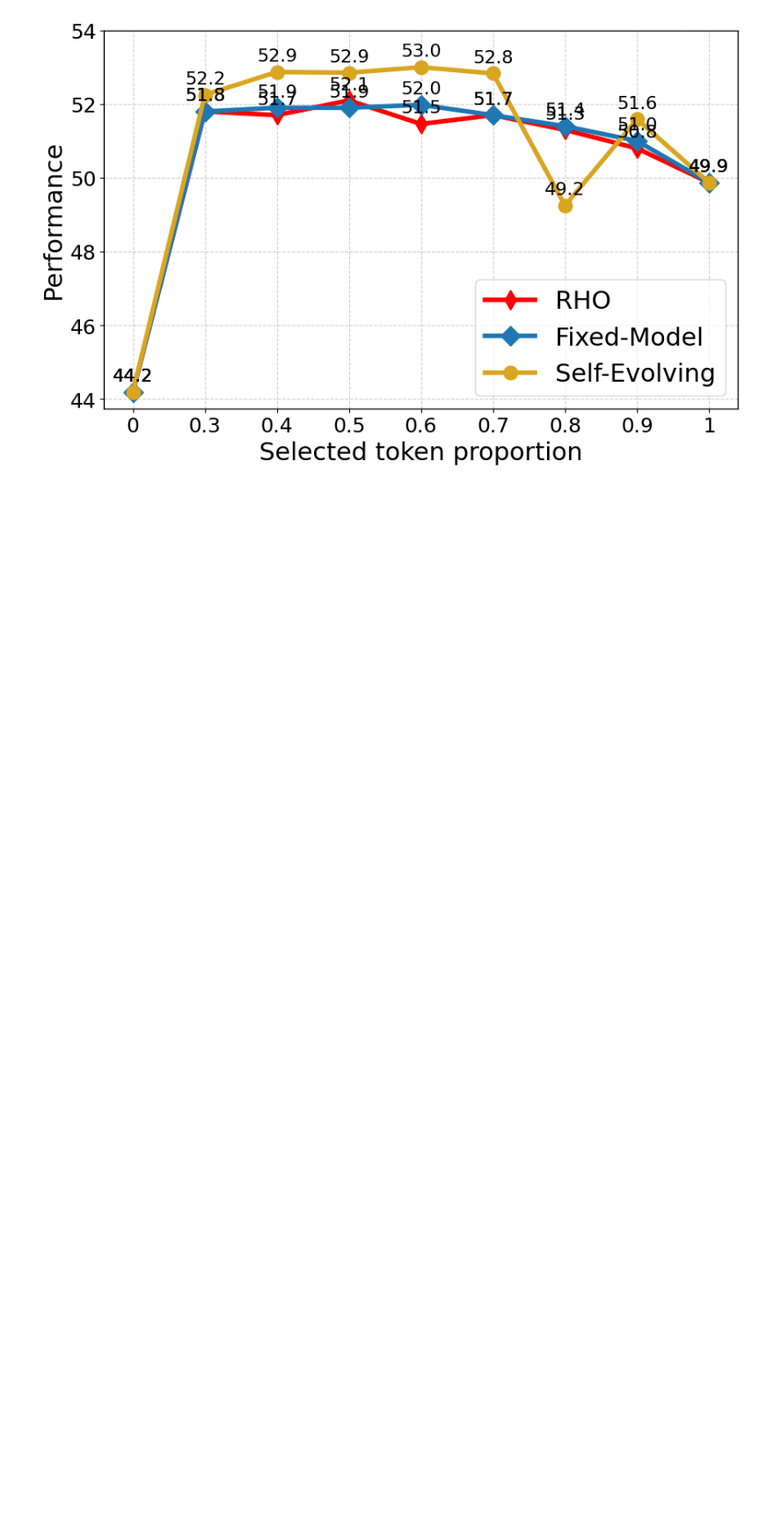
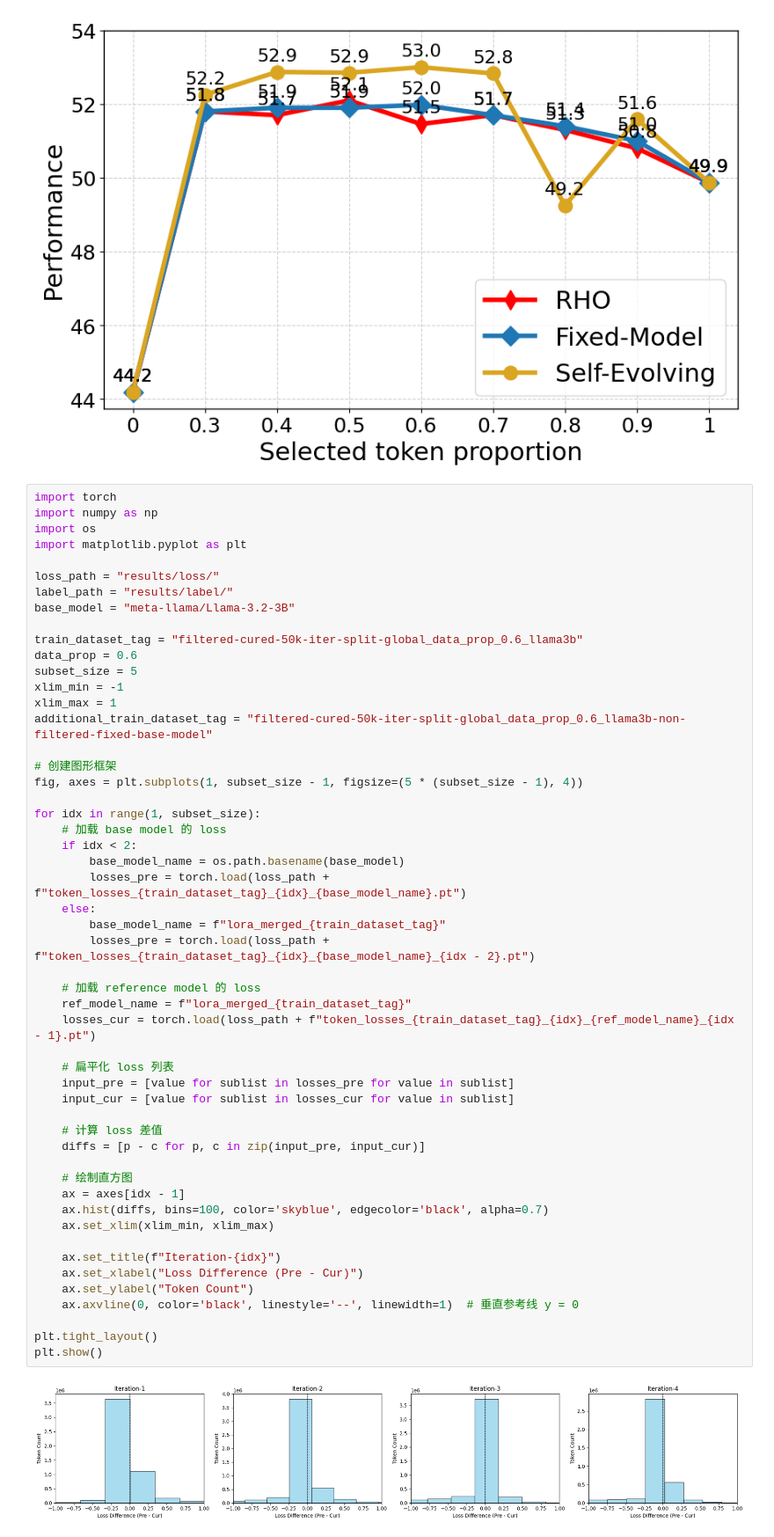
Before and after one commit to UCSC-REAL/TokenCleaning, a Jupyter notebook: plot_figure.ipynb, the cells around one changed output. Shown at 88% size. Drawn from its saved outputs; the diff is of its cells as text; blank space fills up the shorter version.

```diff
--- a/plot_figure.ipynb
+++ b/plot_figure.ipynb
@@ -223,3 +223,57 @@ for spine in ax.spines.values():
 plt.show()
 # %% [output]
 [figure]
+# %%
+import torch
+import numpy as np
+import os
+import matplotlib.pyplot as plt
+
+loss_path = "results/loss/"
+label_path = "results/label/"
+base_model = "meta-llama/Llama-3.2-3B"
+
+train_dataset_tag = "filtered-cured-50k-iter-split-global_data_prop_0.6_llama3b"
+data_prop = 0.6
+subset_size = 5
+xlim_min = -1
+xlim_max = 1
+additional_train_dataset_tag = "filtered-cured-50k-iter-split-global_data_prop_0.6_llama3b-non-filtered-fixed-base-model"
+
+# 创建图形框架
+fig, axes = plt.subplots(1, subset_size - 1, figsize=(5 * (subset_size - 1), 4))
+
+for idx in range(1, subset_size):
+    # 加载 base model 的 loss
+    if idx < 2:
+        base_model_name = os.path.basename(base_model)
+        losses_pre = torch.load(loss_path + f"token_losses_{train_dataset_tag}_{idx}_{base_model_name}.pt")
+    else:
+        base_model_name = f"lora_merged_{train_dataset_tag}"
+        losses_pre = torch.load(loss_path + f"token_losses_{train_dataset_tag}_{idx}_{base_model_name}_{idx - 2}.pt")
+
+    # 加载 reference model 的 loss
+    ref_model_name = f"lora_merged_{train_dataset_tag}"
+    losses_cur = torch.load(loss_path + f"token_losses_{train_dataset_tag}_{idx}_{ref_model_name}_{idx - 1}.pt")
+
+    # 扁平化 loss 列表
+    input_pre = [value for sublist in losses_pre for value in sublist]
+    input_cur = [value for sublist in losses_cur for value in sublist]
+
+    # 计算 loss 差值
+    diffs = [p - c for p, c in zip(input_pre, input_cur)]
+
+    # 绘制直方图
+    ax = axes[idx - 1]
+    ax.hist(diffs, bins=100, color='skyblue', edgecolor='black', alpha=0.7)
+    ax.set_xlim(xlim_min, xlim_max)
+
+    ax.set_title(f"Iteration-{idx}")
+    ax.set_xlabel("Loss Difference (Pre - Cur)")
+    ax.set_ylabel("Token Count")
+    ax.axvline(0, color='black', linestyle='--', linewidth=1)  # 垂直参考线 y = 0
+
+plt.tight_layout()
+plt.show()
+# %% [output]
+[figure, added]
```
Also changed, not shown: parts of 1 cell of this notebook, 30 other files.
